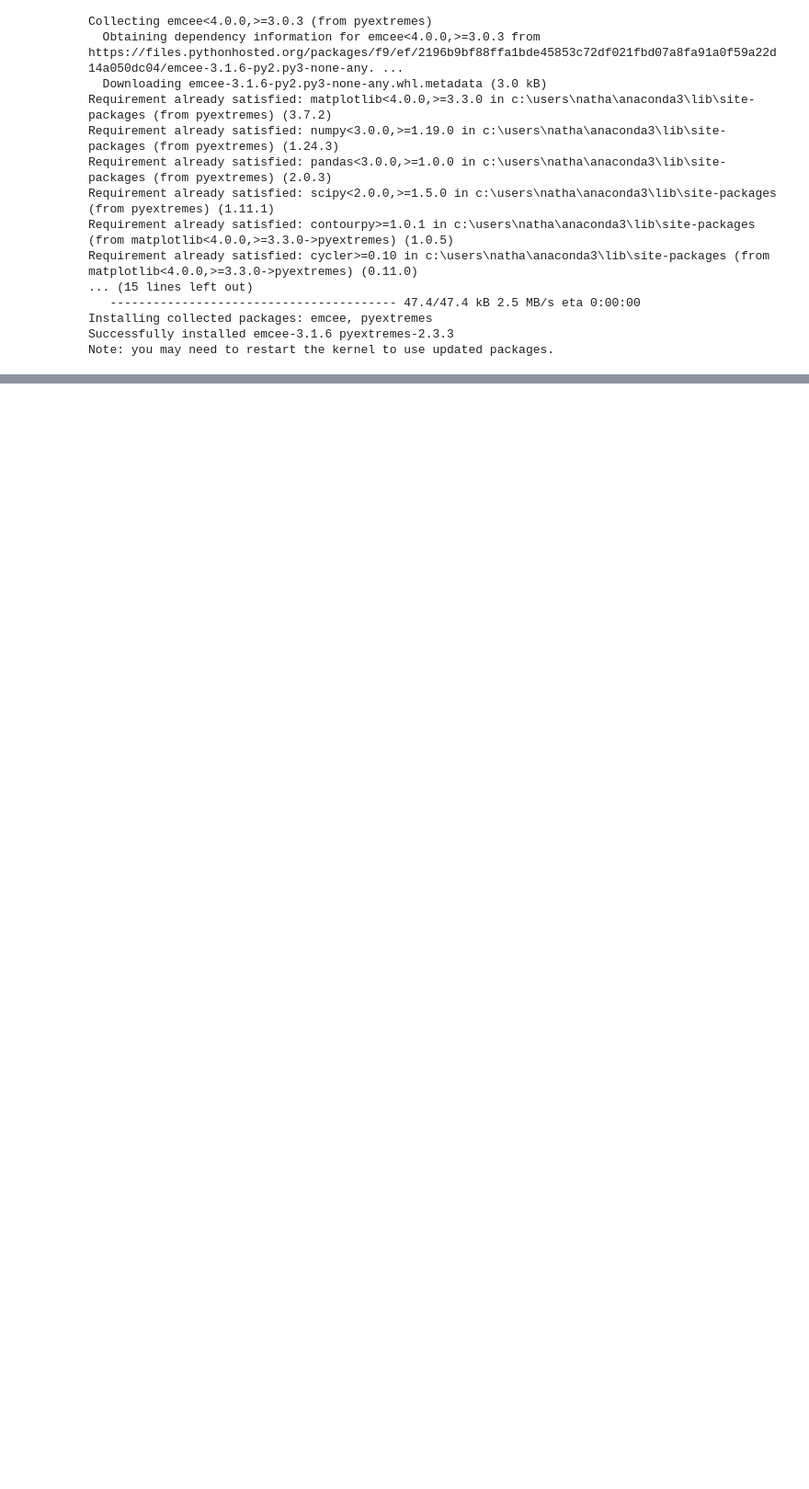
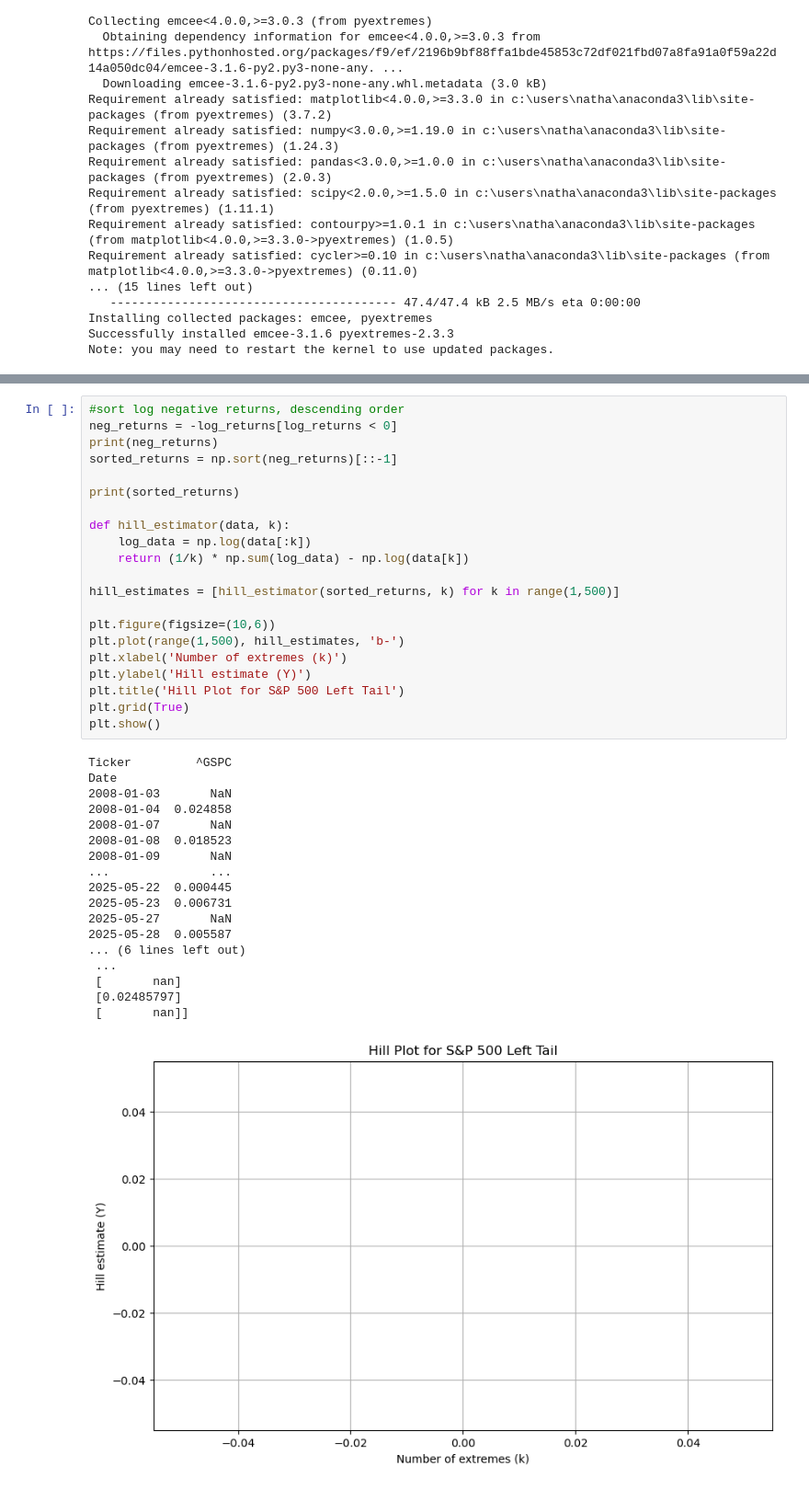
Before and after one commit to Scott-Yap/M2R_EVT, a Jupyter notebook: GARCH.ipynb, the cells around one changed output, grey strips where cells are left out. Shown: that part at 92% size. Drawn from its saved outputs; the diff is of its cells as text; blank space fills up the shorter version.

```diff
--- a/GARCH.ipynb
+++ b/GARCH.ipynb
@@ -53,0 +87,40 @@ plt.show()
+# %%
+#sort log negative returns, descending order
+neg_returns = -log_returns[log_returns < 0]
+print(neg_returns)
+sorted_returns = np.sort(neg_returns)[::-1]
+
+print(sorted_returns)
+
+def hill_estimator(data, k):
+    log_data = np.log(data[:k])
+    return (1/k) * np.sum(log_data) - np.log(data[k])
+
+hill_estimates = [hill_estimator(sorted_returns, k) for k in range(1,500)]
+
+plt.figure(figsize=(10,6))
+plt.plot(range(1,500), hill_estimates, 'b-')
+plt.xlabel('Number of extremes (k)')
+plt.ylabel('Hill estimate (Y)')
+plt.title('Hill Plot for S&P 500 Left Tail')
+plt.grid(True)
+plt.show()
+# %% [output]
+Ticker         ^GSPC
+Date
+2008-01-03       NaN
+2008-01-04  0.024858
+2008-01-07       NaN
+2008-01-08  0.018523
+2008-01-09       NaN
+...              ...
+2025-05-22  0.000445
+2025-05-23  0.006731
+2025-05-27       NaN
+2025-05-28  0.005587
+... (6 lines left out)
+ ...
+ [       nan]
+ [0.02485797]
+ [       nan]]
+[figure, added]
```
Also changed, not shown: parts of 10 cells of this notebook.
